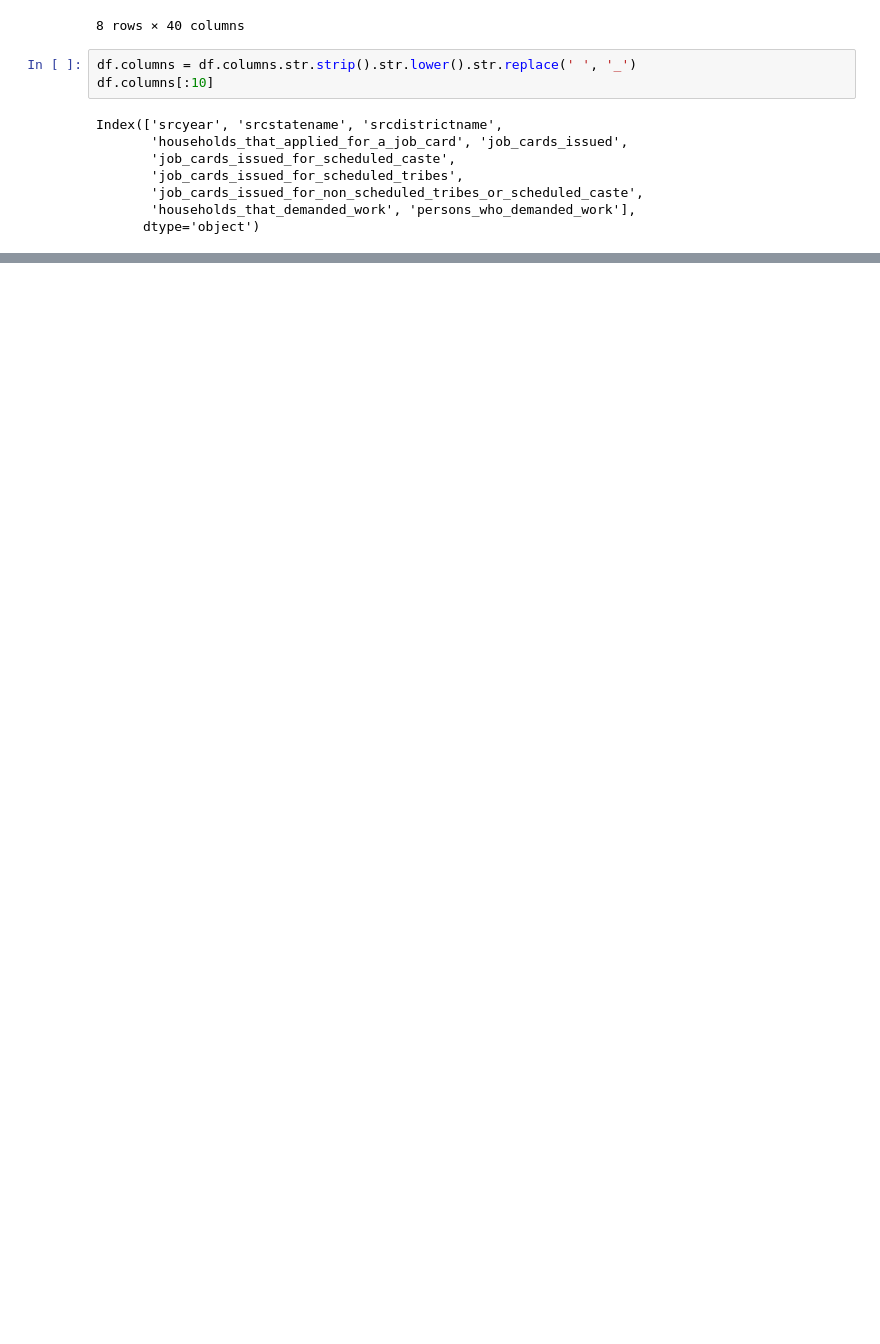
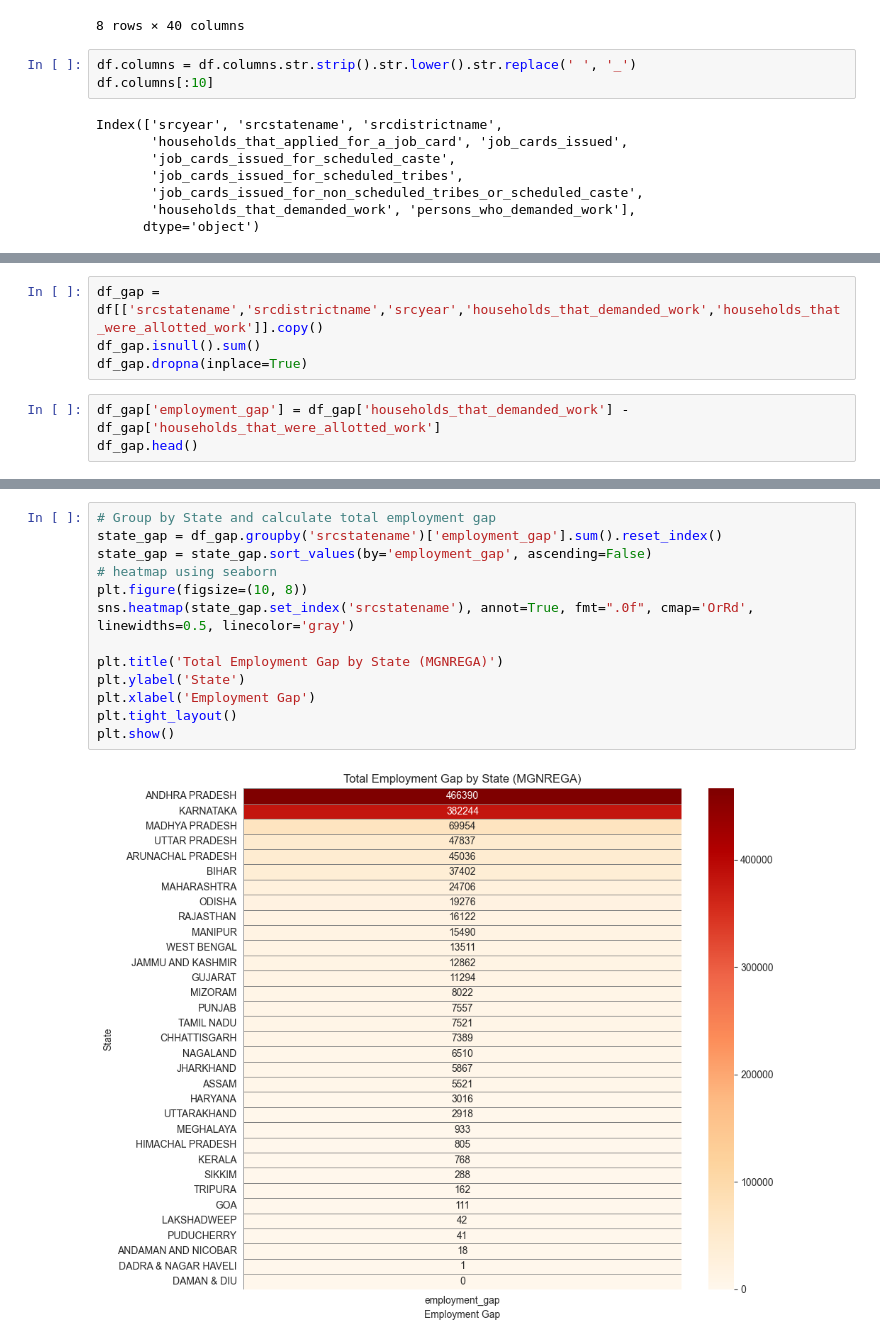
Before and after one commit to kanishkachandel/mnrega, a Jupyter notebook: python-project.ipynb, the cells around one changed output, grey strips where cells are left out. Drawn from its saved outputs; the diff is of its cells as text; blank space fills up the shorter version.

```diff
--- a/python-project.ipynb
+++ b/python-project.ipynb
@@ -72,0 +115,7 @@ Index(['srcyear', 'srcstatename', 'srcdistrictname',
+# %%
+df_gap = df[['srcstatename','srcdistrictname','srcyear','households_that_demanded_work','households_that_were_allotted_work']].copy()
+df_gap.isnull().sum()
+df_gap.dropna(inplace=True)
+# %%
+df_gap['employment_gap'] = df_gap['households_that_demanded_work'] - df_gap['households_that_were_allotted_work']
+df_gap.head()
@@ -72,0 +153,15 @@ Index(['srcyear', 'srcstatename', 'srcdistrictname',
+# %%
+# Group by State and calculate total employment gap
+state_gap = df_gap.groupby('srcstatename')['employment_gap'].sum().reset_index()
+state_gap = state_gap.sort_values(by='employment_gap', ascending=False)
+# heatmap using seaborn
+plt.figure(figsize=(10, 8))
+sns.heatmap(state_gap.set_index('srcstatename'), annot=True, fmt=".0f", cmap='OrRd', linewidths=0.5, linecolor='gray')
+
+plt.title('Total Employment Gap by State (MGNREGA)')
+plt.ylabel('State')
+plt.xlabel('Employment Gap')
+plt.tight_layout()
+plt.show()
+# %% [output]
+[figure, added]
```
Also changed, not shown: parts of 6 cells of this notebook.
